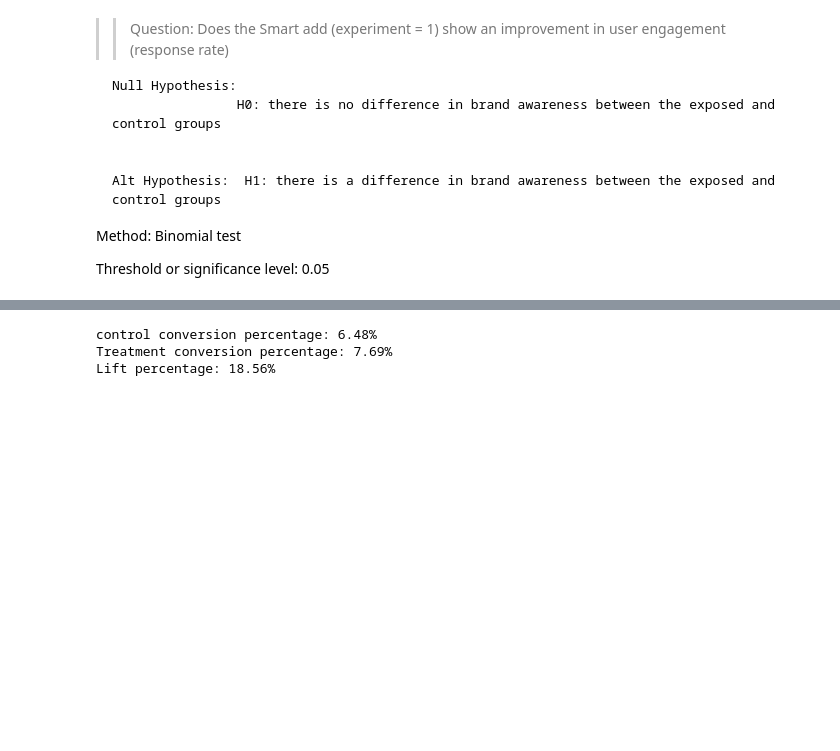
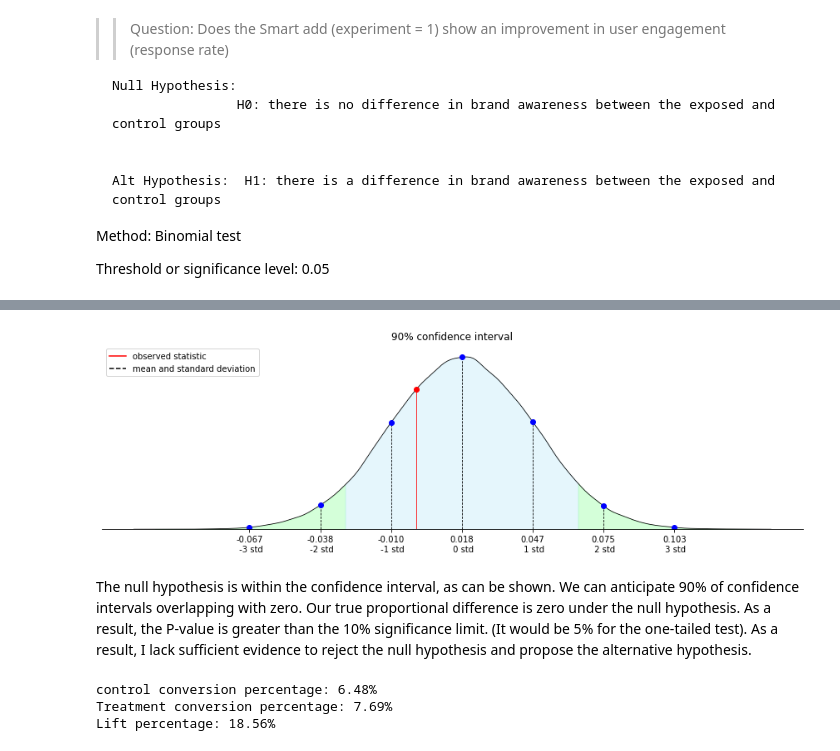
Before and after one commit to jedisam/abtest-mlops-, a Jupyter notebook: notebooks/classical.ipynb, the cells around one changed output, grey strips where cells are left out. Saved outputs shown, nothing was run; the diff lists cells and outputs as text; code cells hidden in the pictures; blank space fills up the shorter version.

```diff
--- a/notebooks/classical.ipynb
+++ b/notebooks/classical.ipynb
@@ -137,3 +211,13 @@ Threshold or significance level: 0.05
+# %%
+# Plotting the confidence interval
+statplot(diffs, 15, np.mean(null_vals), '90% confidence interval')
+shading(diffs, diffs.min(), low, '#aaffb5')
+shading(diffs, low, high, '#cceefb')
+shading(diffs, high, diffs.max(), '#aaffb5')
+# %% [output]
+[figure, added]
+# %% [markdown]
+The null hypothesis is within the confidence interval, as can be shown. We can anticipate 90% of confidence intervals overlapping with zero. Our true proportional difference is zero under the null hypothesis. As a result, the P-value is greater than the 10% significance limit. (It would be 5% for the one-tailed test). As a result, I lack sufficient evidence to reject the null hypothesis and propose the alternative hypothesis.
 # %%
 # Experiment 1:
 
```
Also changed, not shown: parts of 42 cells of this notebook.
